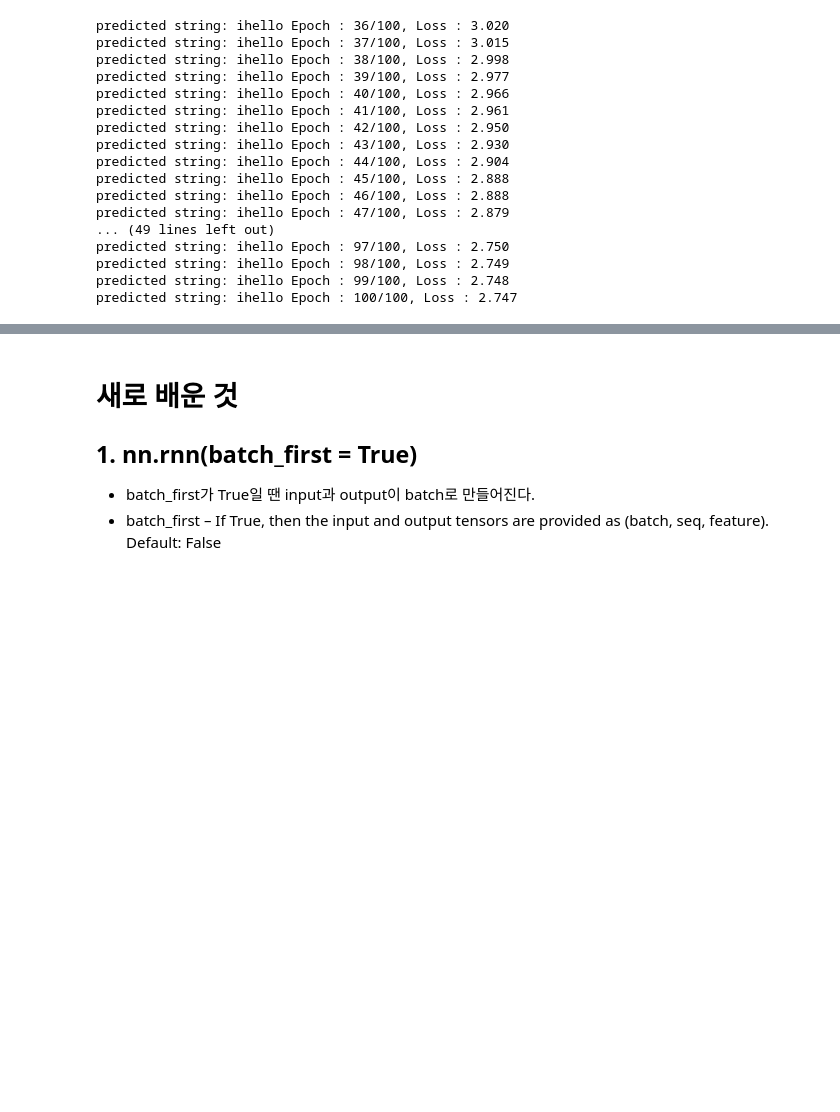
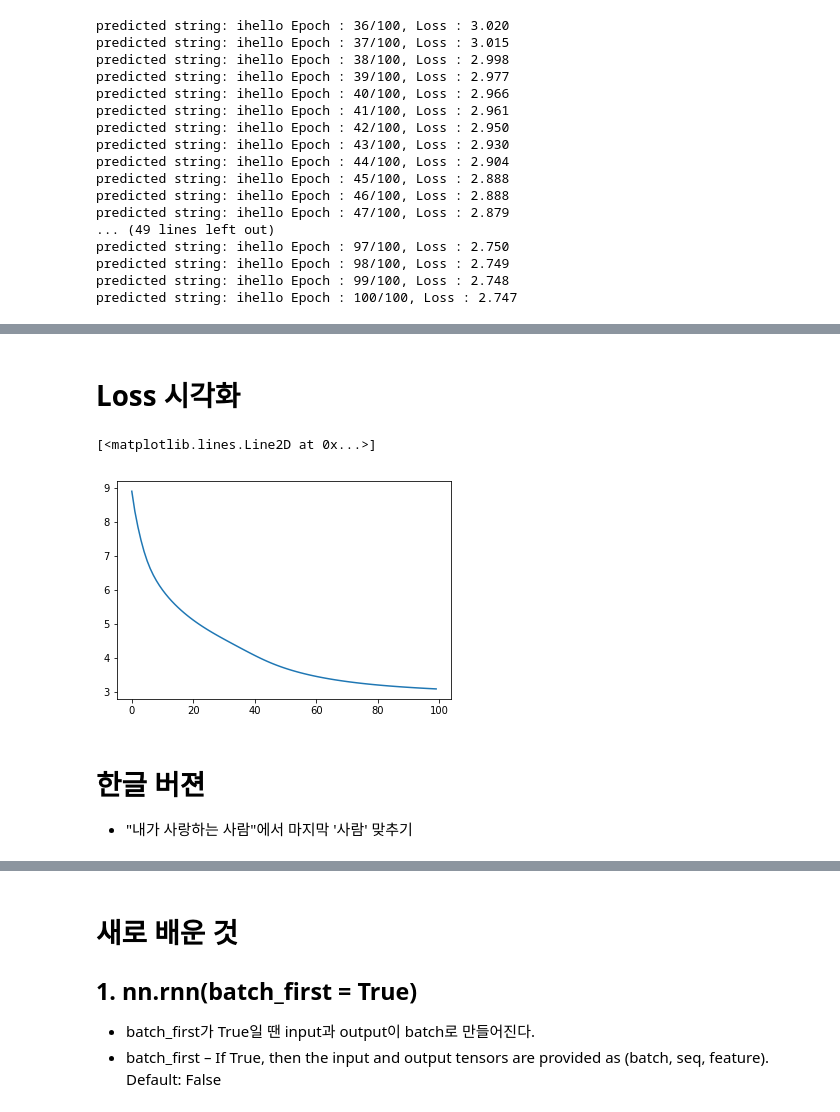
Before and after one commit to gjustin40/Pytorch-Cookbook, a Jupyter notebook: Pytorch7_RNN_Basic.ipynb, the cells around one changed output, grey strips where cells are left out. Cells and saved outputs as stored; diff of their text form; code cells hidden in the pictures; blank space fills up the shorter version.

```diff
--- a/Pytorch7_RNN_Basic.ipynb
+++ b/Pytorch7_RNN_Basic.ipynb
@@ -238,0 +306,27 @@ tensor([[-0.9999, -0.9994, -1.0000, -0.8596,  0.9687]], grad_fn=<ViewBackward>)
+# %%
+import torch.optim as optim
+
+loss_function = nn.CrossEntropyLoss()
+optimizer = optim.SGD(model.parameters(), lr = 0.1)
+
+epoch_n = 100
+loss_list = []
+for epoch in range(1, epoch_n + 1):
+
+    optimizer.zero_grad()
+    hidden = model.init_hidden()
+    loss = 0
+
+    for input, label in zip(inputs, labels):
+        output, hidden = model(input, hidden)
+
+        val, idx = output.max(1)
+        if epoch % 10 == 0:
+            print(idx2char[idx.data[0]], end = '')
+
+        loss += loss_function(output, label)
+    loss.backward()
+    optimizer.step()
+    if epoch % 10 == 0:
+        print(' Epoch : %d/100, Loss : %1.3f' %(epoch, loss))
+    loss_list.append(loss)
@@ -238,0 +344,13 @@ tensor([[-0.9999, -0.9994, -1.0000, -0.8596,  0.9687]], grad_fn=<ViewBackward>)
+# %% [markdown]
+# Loss 시각화
+# %%
+import matplotlib.pyplot as plt
+%matplotlib inline
+
+plt.plot(loss_list)
+# %% [output]
+[<matplotlib.lines.Line2D at 0x...>]
+[figure, added]
+# %% [markdown]
+# 한글 버젼
+- "내가 사랑하는 사람"에서 마지막 '사람' 맞추기
```
Also changed, not shown: parts of 12 cells of this notebook.
